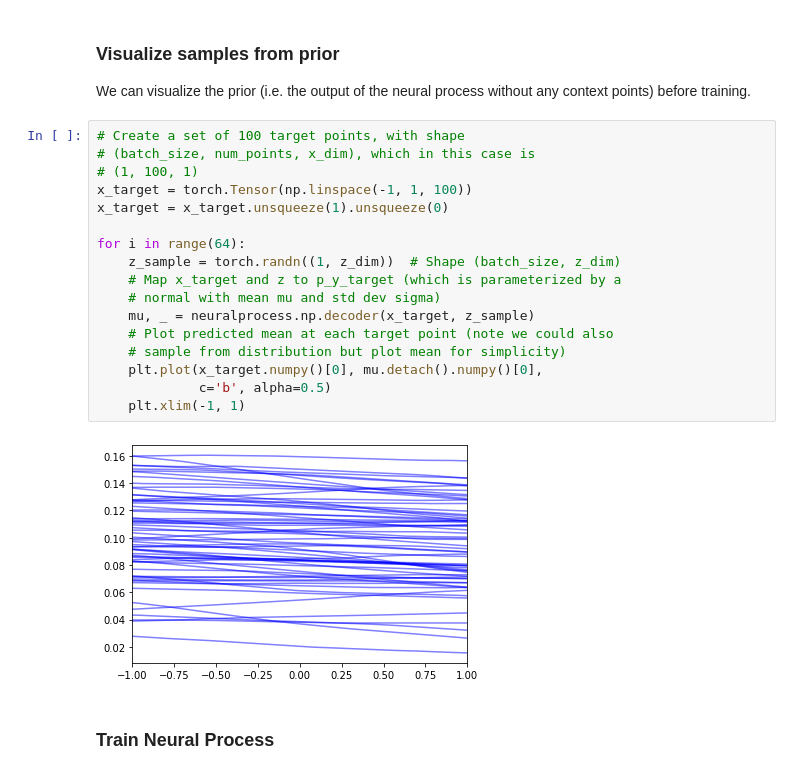
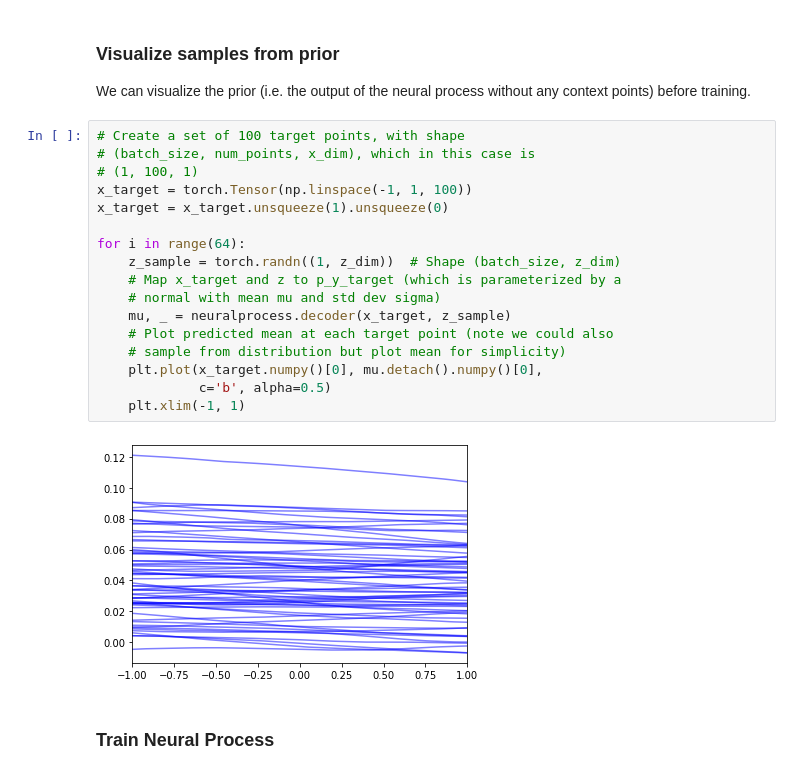
Before and after one commit to davisj147/neuralProcesses, a Jupyter notebook: example-1d.ipynb, the cells around one changed output. Drawn from its saved outputs; the diff is of its cells as text.

```diff
--- a/example-1d.ipynb
+++ b/example-1d.ipynb
@@ -53,22 +53,22 @@ We can visualize the prior (i.e. the output of the neural process without any co
 # %%
 # Create a set of 100 target points, with shape
 # (batch_size, num_points, x_dim), which in this case is
 # (1, 100, 1)
 x_target = torch.Tensor(np.linspace(-1, 1, 100))
 x_target = x_target.unsqueeze(1).unsqueeze(0)
 
 for i in range(64):
     z_sample = torch.randn((1, z_dim))  # Shape (batch_size, z_dim)
     # Map x_target and z to p_y_target (which is parameterized by a
     # normal with mean mu and std dev sigma)
-    mu, _ = neuralprocess.np.decoder(x_target, z_sample)
+    mu, _ = neuralprocess.decoder(x_target, z_sample)
     # Plot predicted mean at each target point (note we could also
     # sample from distribution but plot mean for simplicity)
     plt.plot(x_target.numpy()[0], mu.detach().numpy()[0],
              c='b', alpha=0.5)
     plt.xlim(-1, 1)
 # %% [output]
-[figure, old version]
+[figure, new version]
 # %% [markdown]
 ### Train Neural Process
 # %%
```
Also changed, not shown: parts of 5 cells of this notebook.
